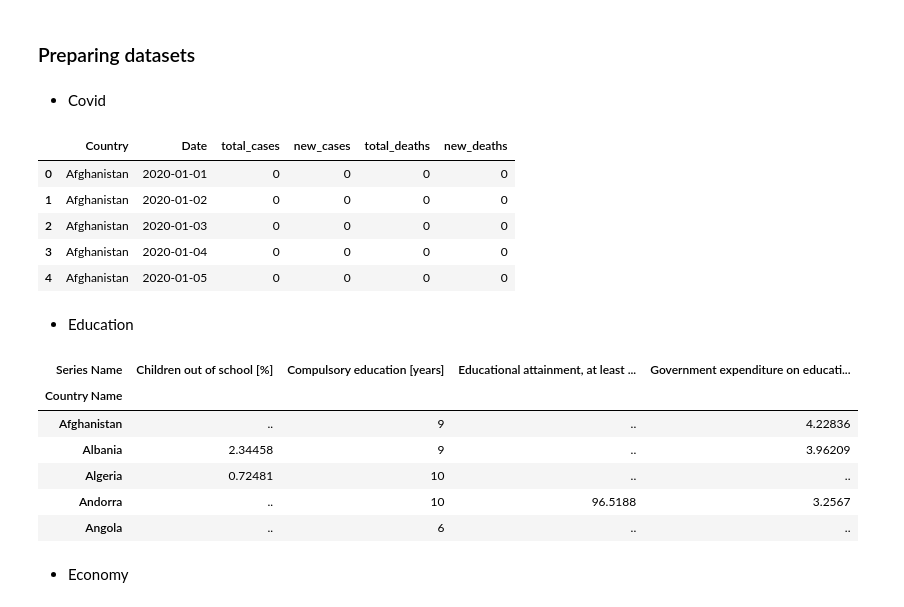
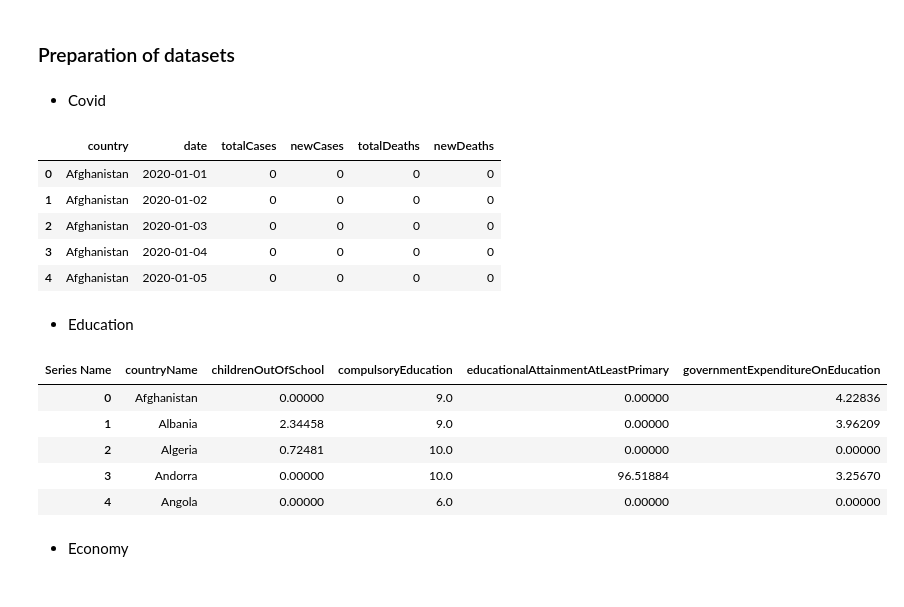
Before and after one commit to karosroczyk/AdvancedDatabasesProject, a Jupyter notebook: PreparingDatasets.ipynb, the cells around one changed output. Cells and saved outputs as stored; diff of their text form; code cells hidden in the pictures.

```diff
--- a/PreparingDatasets.ipynb
+++ b/PreparingDatasets.ipynb
@@ -9,5 +16,5 @@ import pandas as pd
 # %% [markdown]
-### Preparing datasets
+### Preparation of datasets
 # %% [markdown]
 * Covid
 # %%
@@ -16,9 +23,11 @@ new1 = data_covid[['Country', 'diabetes_prevalence', 'hospital_beds_per_thousand
 new_enter = data_covid['stringency_index']
 country_data = data_covid[['Country', 'Continent']]
 del data_covid['diabetes_prevalence'], data_covid['hospital_beds_per_thousand'], data_covid['stringency_index'],data_covid['Continent']
+data_covid = data_covid.rename(columns={'Country': "country", \
+                                        'Date' : 'date'})
 data_covid.head()
 # %% [output]
-|  | Country | Date | total_cases | new_cases | total_deaths | new_deaths |
+|  | country | date | totalCases | newCases | totalDeaths | newDeaths |
 | 0 | Afghanistan | 2020-01-01 | 0 | 0 | 0 | 0 |
 | 1 | Afghanistan | 2020-01-02 | 0 | 0 | 0 | 0 |
 | 2 | Afghanistan | 2020-01-03 | 0 | 0 | 0 | 0 |
@@ -28,20 +37,21 @@ data_covid.head()
 * Education
 # %%
 data_edu = pd.read_excel('edukacja2.xlsx').drop_duplicates().dropna()
-data_edu = data_edu.pivot(index='Country Name', columns='Series Name', values='2016 [YR2016]')
-data_edu = data_edu.rename(columns={'Children out of school (% of primary school age)': "Children out of school [%]", \
-                            'Compulsory education, duration (years)' : 'Compulsory education [years]',\
-                            'Educational attainment, at least completed primary, population 25+ years, total (%) (cumulative)' : 'Educational attainment, at least completed primary [%]',\
-                            'Government expenditure on education, total (% of GDP)' : 'Government expenditure on education [% of GDP]'})
+data_edu = data_edu.pivot(index='countryName', columns='Series Name', values='2016 [YR2016]')
+data_edu = data_edu.rename(columns={'Children out of school (% of primary school age)': "childrenOutOfSchool", \
+                            'Compulsory education, duration (years)' : 'compulsoryEducation',\
+                            'Educational attainment, at least completed primary, population 25+ years, total (%) (cumulative)' : 'educationalAttainmentAtLeastPrimary',\
+                            'Government expenditure on education, total (% of GDP)' : 'governmentExpenditureOnEducation'})
+data_edu = data_edu.reset_index()
+data_edu = data_edu.fillna(0)
 data_edu.head()
 # %% [output]
-| Series Name | Children out of school [%] | Compulsory education [years] | Educational attainment, at least ... | Government expenditure on educati... |
-| Country Name |  |  |  |  |
-| Afghanistan | .. | 9 | .. | 4.22836 |
-| Albania | 2.34458 | 9 | .. | 3.96209 |
-| Algeria | 0.72481 | 10 | .. | .. |
-| Andorra | .. | 10 | 96.5188 | 3.2567 |
-| Angola | .. | 6 | .. | .. |
+| Series Name | countryName | childrenOutOfSchool | compulsoryEducation | educationalAttainmentAtLeastPrimary | governmentExpenditureOnEducation |
+| 0 | Afghanistan | 0.00000 | 9.0 | 0.00000 | 4.22836 |
+| 1 | Albania | 2.34458 | 9.0 | 0.00000 | 3.96209 |
+| 2 | Algeria | 0.72481 | 10.0 | 0.00000 | 0.00000 |
+| 3 | Andorra | 0.00000 | 10.0 | 96.51884 | 3.25670 |
+| 4 | Angola | 0.00000 | 6.0 | 0.00000 | 0.00000 |
 # %% [markdown]
 * Economy
 # %%
```
Also changed, not shown: parts of 36 cells of this notebook, 4 other files.
